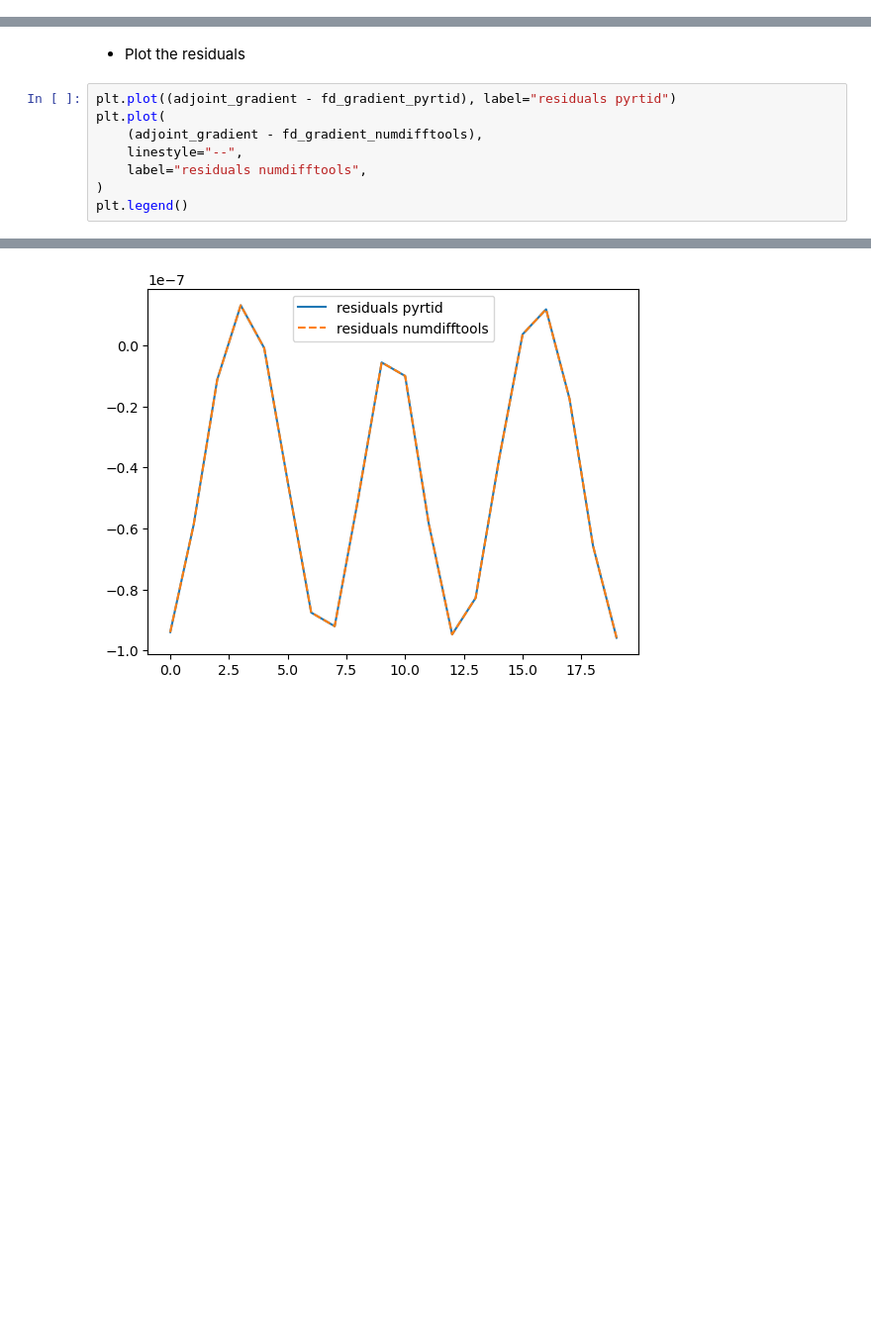
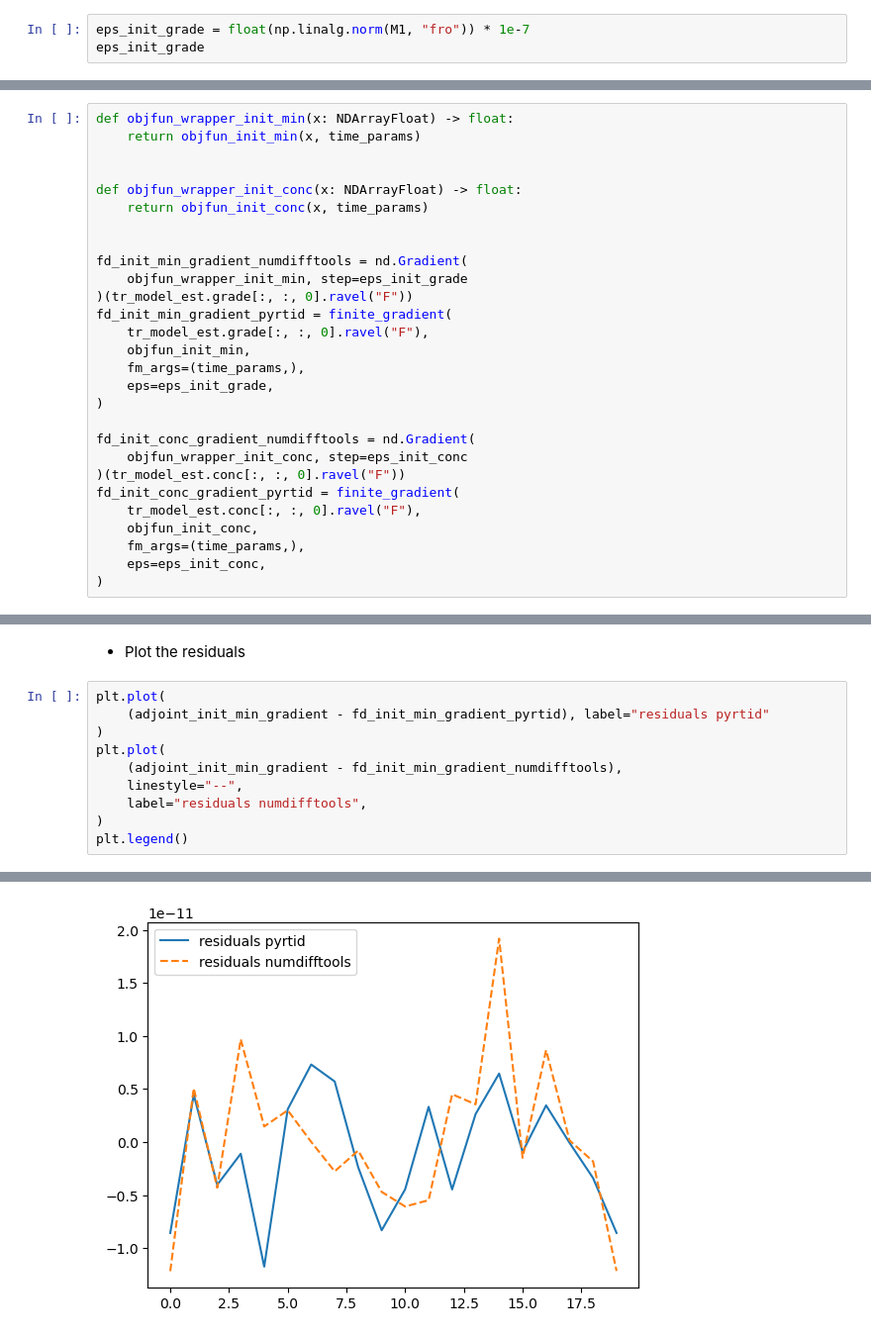
Before and after one commit to antoinecollet5/pyrtid, a Jupyter notebook: devs/chemistry_derivation_with_diffusion_2_eqs_v2_fpi.ipynb, the cells around one changed output, grey strips where cells are left out. Shown at 99% size. Cells and saved outputs as stored; diff of their text form; blank space fills up the shorter version.

```diff
--- a/devs/chemistry_derivation_with_diffusion_2_eqs_v2_fpi.ipynb
+++ b/devs/chemistry_derivation_with_diffusion_2_eqs_v2_fpi.ipynb
@@ -762,0 +1115,3 @@ eps
+# %%
+eps_init_grade = float(np.linalg.norm(M1, "fro")) * 1e-7
+eps_init_grade
@@ -773,0 +1131,28 @@ fd_gradient_pyrtid = finite_gradient(
+# %%
+def objfun_wrapper_init_min(x: NDArrayFloat) -> float:
+    return objfun_init_min(x, time_params)
+
+
+def objfun_wrapper_init_conc(x: NDArrayFloat) -> float:
+    return objfun_init_conc(x, time_params)
+
+
+fd_init_min_gradient_numdifftools = nd.Gradient(
+    objfun_wrapper_init_min, step=eps_init_grade
+)(tr_model_est.grade[:, :, 0].ravel("F"))
+fd_init_min_gradient_pyrtid = finite_gradient(
+    tr_model_est.grade[:, :, 0].ravel("F"),
+    objfun_init_min,
+    fm_args=(time_params,),
+    eps=eps_init_grade,
+)
+
+fd_init_conc_gradient_numdifftools = nd.Gradient(
+    objfun_wrapper_init_conc, step=eps_init_conc
+)(tr_model_est.conc[:, :, 0].ravel("F"))
+fd_init_conc_gradient_pyrtid = finite_gradient(
+    tr_model_est.conc[:, :, 0].ravel("F"),
+    objfun_init_conc,
+    fm_args=(time_params,),
+    eps=eps_init_conc,
+)
@@ -791,13 +1193,15 @@ plt.legend()
 # %% [markdown]
 - Plot the residuals
 # %%
-plt.plot((adjoint_gradient - fd_gradient_pyrtid), label="residuals pyrtid")
 plt.plot(
-    (adjoint_gradient - fd_gradient_numdifftools),
+    (adjoint_init_min_gradient - fd_init_min_gradient_pyrtid), label="residuals pyrtid"
+)
+plt.plot(
+    (adjoint_init_min_gradient - fd_init_min_gradient_numdifftools),
     linestyle="--",
     label="residuals numdifftools",
 )
 plt.legend()
 # %% [output]
 <matplotlib.legend.Legend at 0x...>
-[figure, old version]
+[figure, new version]
```
Also changed, not shown: parts of 38 cells of this notebook, 2 other files.
